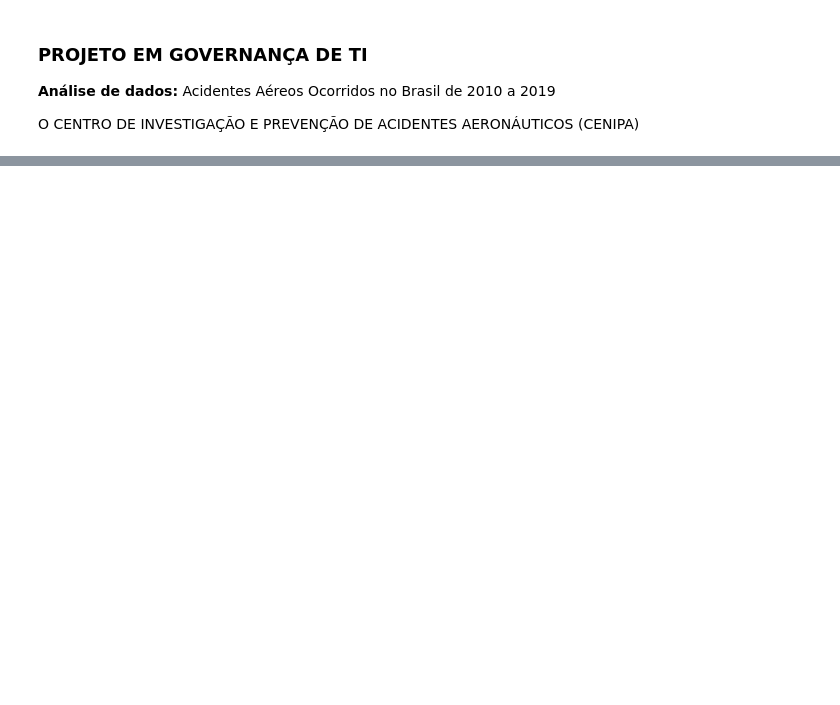
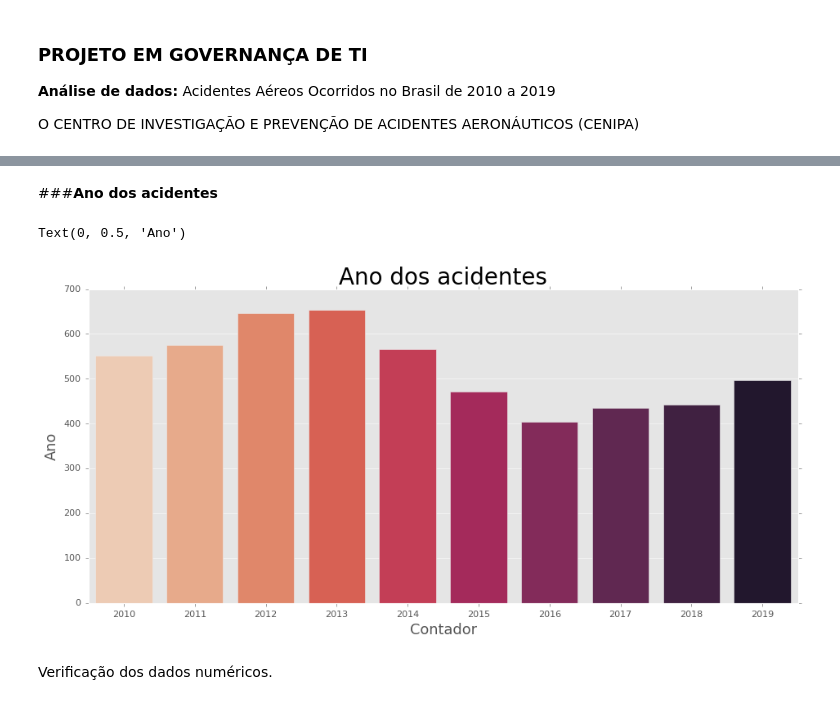
Before and after one commit to pyrdna85/Ciencia-de-dados, a Jupyter notebook: Projeto.ipynb, the cells around one changed output, grey strips where cells are left out. Cells and saved outputs as stored; diff of their text form; code cells hidden in the pictures; blank space fills up the shorter version.

```diff
--- a/Projeto.ipynb
+++ b/Projeto.ipynb
@@ -27,0 +122,14 @@ array(['codigo', 'tipo', 'descricao', 'cidade', 'estado', 'data', 'ano',
+# %% [markdown]
+###**Ano dos acidentes**
+# %%
+plt.style.use('ggplot')
+plt.figure(figsize= (14,6))
+ax = sns.countplot(x = "ano", data = data, palette = "rocket_r")
+ax.set_title("Ano dos acidentes", fontsize = 25)
+ax.set_xlabel("Contador", fontsize = 16)
+ax.set_ylabel("Ano", fontsize = 16)
+# %% [output]
+Text(0, 0.5, 'Ano')
+[figure, added]
+# %% [markdown]
+Verificação dos dados numéricos.
```
Also changed, not shown: parts of 23 cells of this notebook.
